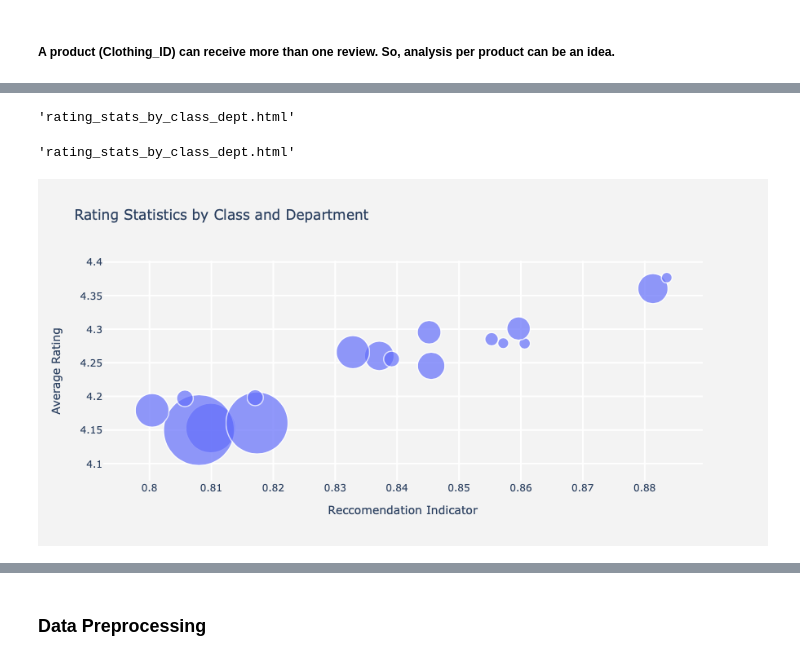
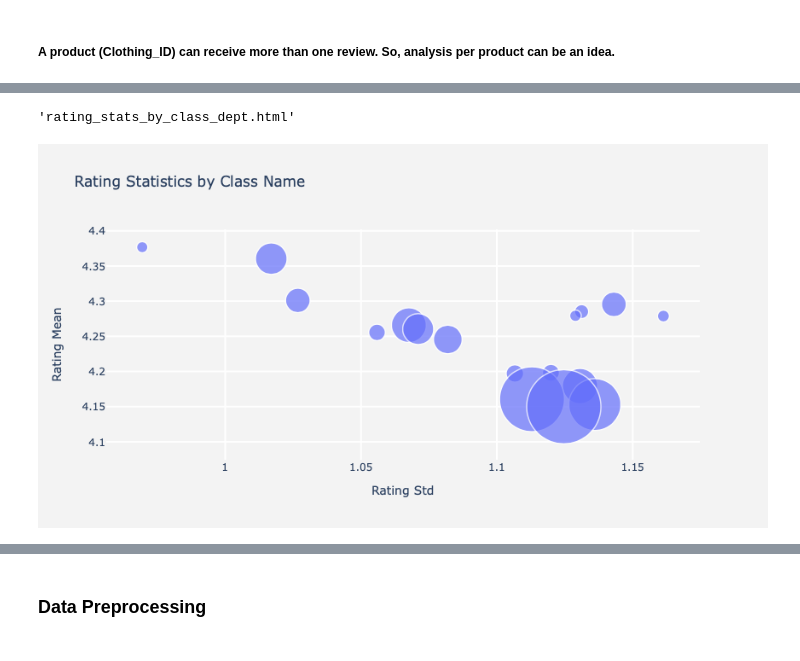
Before and after one commit to loandangnt/women-clothing, a Jupyter notebook: women_clothing_data_exploration.ipynb, the cells around one changed output, grey strips where cells are left out. Cells and saved outputs as stored; diff of their text form; code cells hidden in the pictures.

```diff
--- a/women_clothing_data_exploration.ipynb
+++ b/women_clothing_data_exploration.ipynb
@@ -14,15 +14,8 @@ df = pd.read_csv(path + '3_data/clothing_review/Womens Clothing E-Commerce Revie
 # %%
 df.drop('Unnamed: 0', axis=1, inplace=True)
 # %%
-df.columns =['Clothing_ID',
- 'Age',
- 'Title',
- 'Review_Text',
- 'Rating',
- 'Recommended_IND',
- 'Positive_Feedback_Count',
- 'Division_Name',
- 'Department_Name',
- 'Class_Name']
+df.columns =['Clothing_ID','Age','Title','Review_Text',
+             'Rating','Recommended_IND','Positive_Feedback_Count',
+             'Division_Name','Department_Name','Class_Name']
 # %%
 df.head(2)
@@ -60,7 +37,7 @@ df.drop_duplicates(keep='first',inplace=True)
 # %%
 a = df.groupby('Class_Name').agg({'Rating': ['mean','std','count'],
-                                 'Positive_Feedback_Count':'sum'}).reset_index()
-a.columns = ['Class_Name','Rating_mean','Rating_std','Rating_count','PFC']
+                                 'Recommended_IND':['mean']}).reset_index()
+a.columns = ['Class_Name','Rating_mean','Rating_std','Rating_count','Rec']
 a = a[~a['Class_Name'].isin(['Chemises','Casual bottoms','Trend'])]
 
 
@@ -69,4 +46,4 @@ dept_map.drop_duplicates(keep='first', inplace=True)
 dept_map.dropna(inplace=True)
 
 a = pd.merge(a, dept_map, how='left', on='Class_Name')
-a.sort_values('Rating_mean',ascending=False)
+a=a.sort_values('Rating_mean',ascending=False)
@@ -92,18 +50,3 @@ a.sort_values('Rating_mean',ascending=False)
-# %%
-a = df.groupby('Class_Name').agg({'Rating': ['mean','std','count'],
-                                 'Recommended_IND':['mean']}).reset_index()
-a.columns = ['Class_Name','Rating_mean','Rating_std','Rating_count','Rec']
-a = a[~a['Class_Name'].isin(['Chemises','Casual bottoms','Trend'])]
-
-
-dept_map = df[['Class_Name','Department_Name']]
-dept_map.drop_duplicates(keep='first', inplace=True)
-dept_map.dropna(inplace=True)
-
-a = pd.merge(a, dept_map, how='left', on='Class_Name')
-a.sort_values('Rating_mean',ascending=False)
-# %% [output]
-'rating_stats_by_class_dept.html'
 # %%
 import plotly.express as px
 # df = px.data.gapminder()
@@ -137,35 +84,36 @@ py.offline.plot(fig, filename='rating_stats_by_class_dept.html')
 # %%
 import plotly.graph_objects as go
 fig = go.Figure()
 size = [20, 40, 60, 80, 100, 80, 60, 40, 20, 40]
 fig = go.Figure(data=[go.Scatter(
-    x=a['Rec'],
+    x=a['Rating_std'],
     y=a['Rating_mean'],
     text=a['Class_Name'],
     mode='markers',
     marker=dict(
         size=a['Rating_count'],
         sizemode='area',
         sizeref=2.*max(size)/(60.*2),
-        sizemin=4,line_width=1.5
+        sizemin=4,
+        line_width=1.5
     )
 )])
 
 fig.update_layout(
-    title='Rating Statistics by Class and Department',
+    title='Rating Statistics by Class Name',
     xaxis=dict(
-        title='Reccomendation Indicator',
+        title='Rating Std',
         gridcolor='white',
         gridwidth=2,
     ),
     yaxis=dict(
-        title='Average Rating',
+        title='Rating Mean',
         gridcolor='white',
         gridwidth=2,
     ),
     paper_bgcolor='rgb(243, 243, 243)',
     plot_bgcolor='rgb(243, 243, 243)',
 )
 fig.show()
 # %% [output]
-[figure, old version]
+[figure, new version]
```
Also changed, not shown: parts of 46 cells of this notebook.
